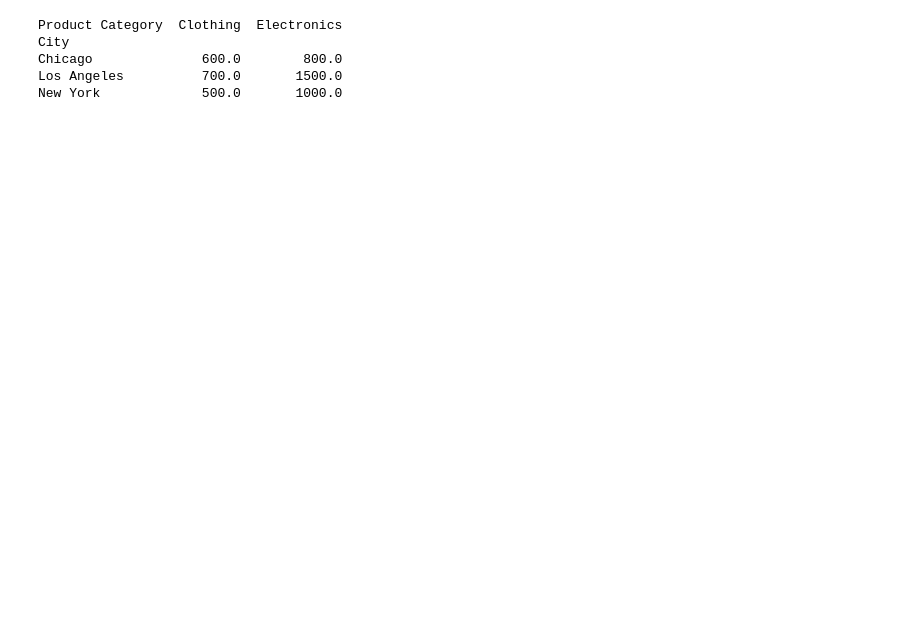
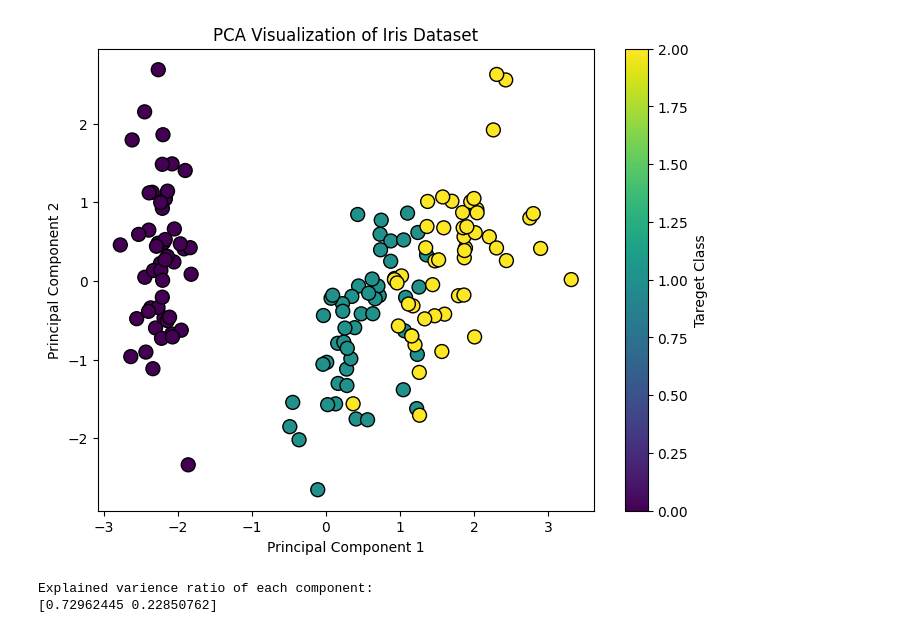
Before and after one commit to Trisha81/DATA-MINING, a Jupyter notebook: Lab_05.ipynb, the cells around one changed output. Cells and saved outputs as stored; diff of their text form; code cells hidden in the pictures; blank space fills up the shorter version.

```diff
--- a/Lab_05.ipynb
+++ b/Lab_05.ipynb
@@ -61,8 +2,0 @@ pivot_sales = df.pivot_table(values='Sales', index='City', columns='Product Cate
-# %%
-print(pivot_sales)
-# %% [output]
-Product Category  Clothing  Electronics
-City
-Chicago              600.0        800.0
-Los Angeles          700.0       1500.0
-New York             500.0       1000.0
@@ -68,0 +10,31 @@ New York             500.0       1000.0
+# %%
+#step1 :load the iris dataset
+iris = load_iris()
+X= iris.data
+y= iris.target
+# %%
+#step2: preprocess the data (standardization)
+scaler = StandardScaler()
+X_scaled = scaler.fit_transform(X)
+# %%
+#step3: apply pca to reduce to 2 dimensions
+pca= PCA(n_components=2)
+X_pca = pca.fit_transform(X_scaled)
+# %%
+#step4: visualize the reduced features (2d sactter plot)
+plt.figure(figsize=(8,6))
+plt.scatter(X_pca[:,0], X_pca[:,1], c=y, cmap=plt.cm.get_cmap('viridis'), edgecolors='k',s=100)
+plt.xlabel('Principal Component 1')
+plt.ylabel('Principal Component 2')
+plt.title('PCA Visualization of Iris Dataset')
+plt.colorbar(label='Tareget Class')
+plt.show()
+# %% [output]
+[figure, added]
+# %%
+#optional : Explained varience ratio
+print("Explained varience ratio of each component: ")
+print(pca.explained_variance_ratio_)
+# %% [output]
+Explained varience ratio of each component:
+[0.72962445 0.22850762]
```
Also changed, not shown: parts of 10 cells of this notebook.
